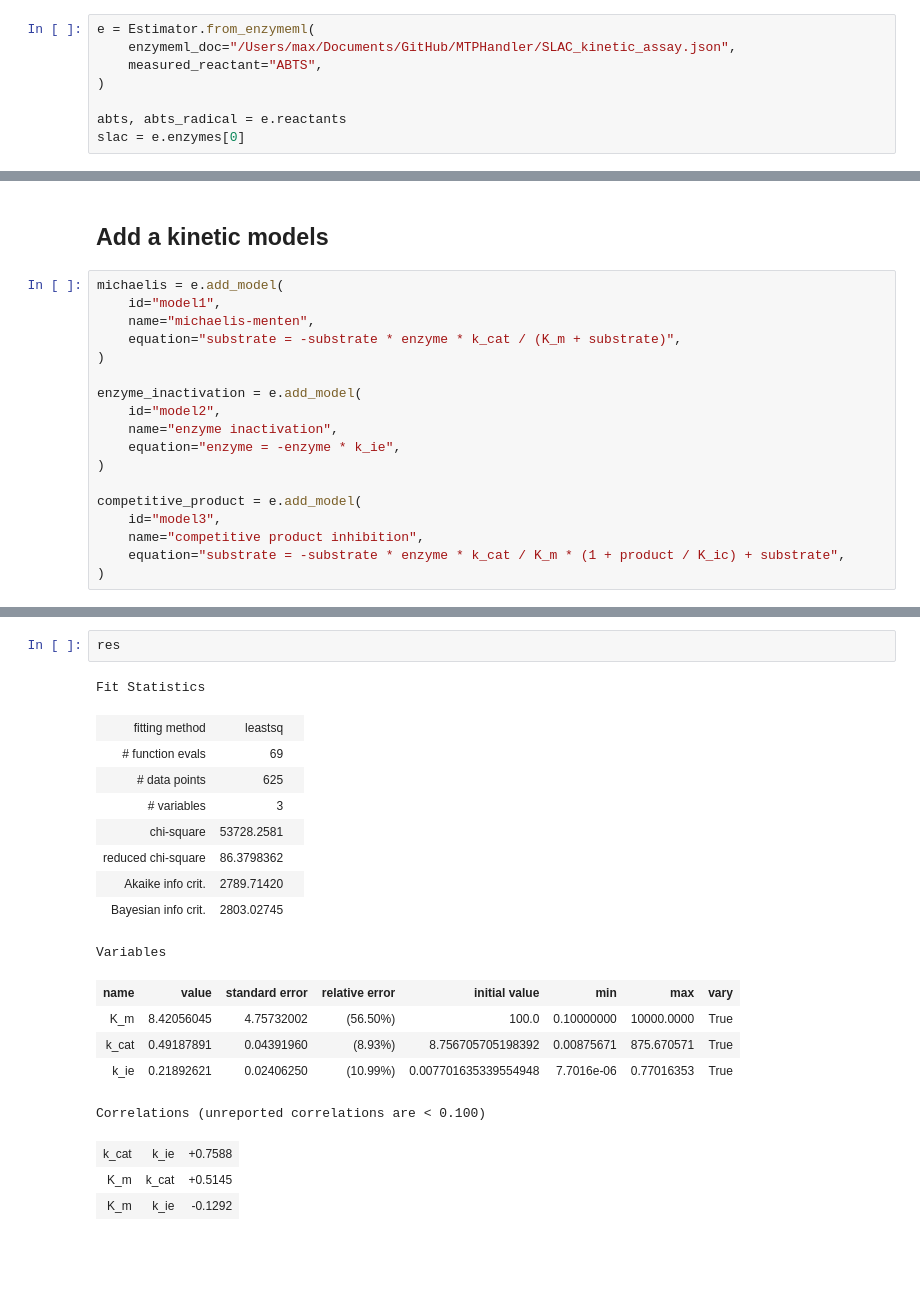
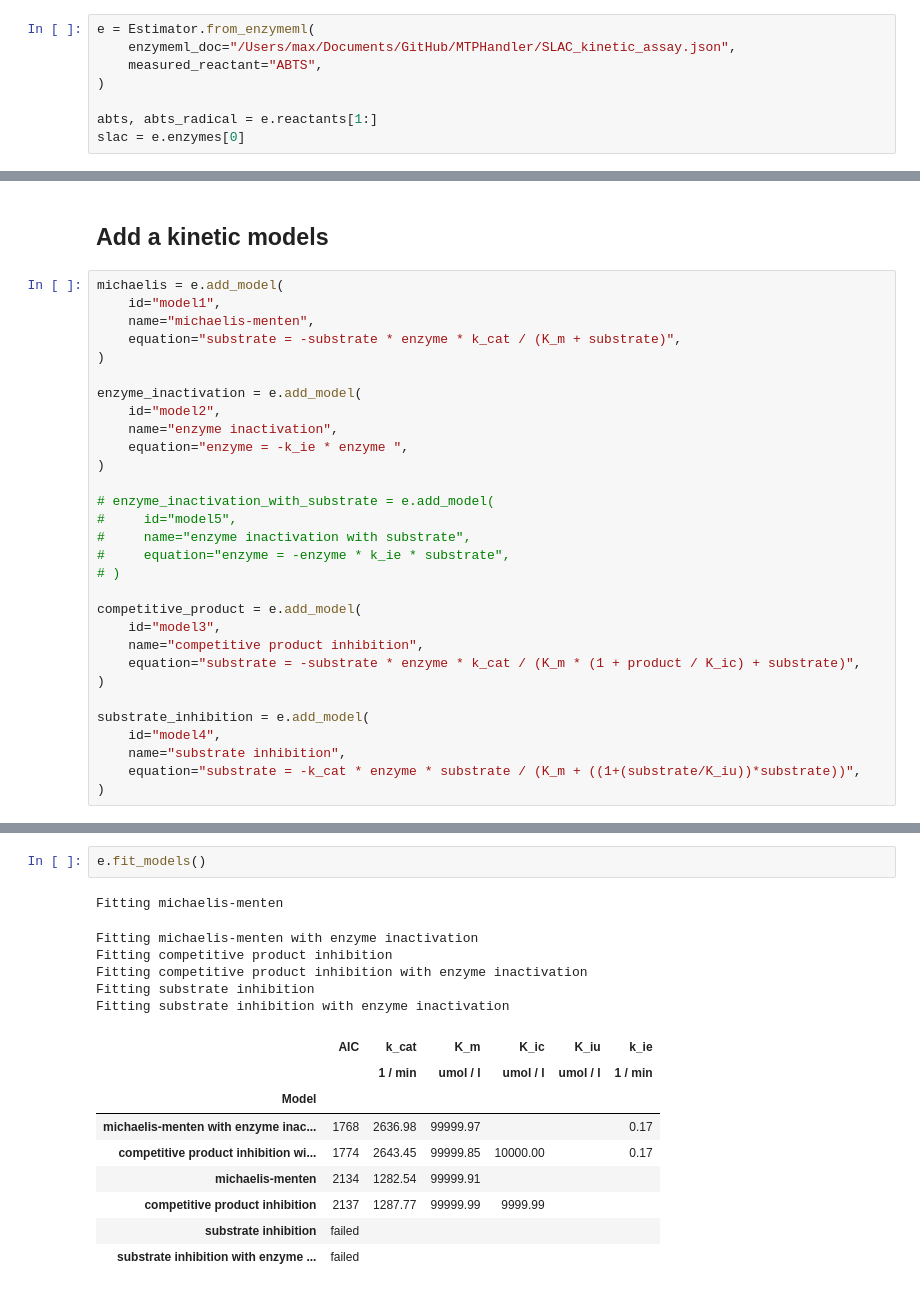
Before and after one commit to FAIRChemistry/EnzymePynetics, a Jupyter notebook: test_enzymepynetics.ipynb, the cells around one changed output, grey strips where cells are left out. Saved outputs shown, nothing was run; the diff lists cells and outputs as text; blank space fills up the shorter version.

Commit message:
fixed fitting error

```diff
--- a/test_enzymepynetics.ipynb
+++ b/test_enzymepynetics.ipynb
@@ -15,7 +15,7 @@ e = Estimator.from_enzymeml(
     measured_reactant="ABTS",
 )
 
-abts, abts_radical = e.reactants
+abts, abts_radical = e.reactants[1:]
 slac = e.enzymes[0]
 # %% [markdown]
 ## Define the reaction
@@ -35,11 +35,23 @@ michaelis = e.add_model(
 enzyme_inactivation = e.add_model(
     id="model2",
     name="enzyme inactivation",
-    equation="enzyme = -enzyme * k_ie",
+    equation="enzyme = -k_ie * enzyme ",
 )
+
+# enzyme_inactivation_with_substrate = e.add_model(
+#     id="model5",
+#     name="enzyme inactivation with substrate",
+#     equation="enzyme = -enzyme * k_ie * substrate",
+# )
 
 competitive_product = e.add_model(
     id="model3",
     name="competitive product inhibition",
-    equation="substrate = -substrate * enzyme * k_cat / K_m * (1 + product / K_ic) + substrate",
+    equation="substrate = -substrate * enzyme * k_cat / (K_m * (1 + product / K_ic) + substrate)",
 )
+
+substrate_inhibition = e.add_model(
+    id="model4",
+    name="substrate inhibition",
+    equation="substrate = -k_cat * enzyme * substrate / (K_m + ((1+(substrate/K_iu))*substrate))",
+)
@@ -93,24 +73,21 @@ sys2.reactions[1].model.parameters
-# %%
-res
-# %% [output]
-Fit Statistics
-| fitting method | leastsq |  |
-| # function evals | 69 |  |
-| # data points | 625 |  |
-| # variables | 3 |  |
-| chi-square | 53728.2581 |  |
-| reduced chi-square | 86.3798362 |  |
-| Akaike info crit. | 2789.71420 |  |
-| Bayesian info crit. | 2803.02745 |  |
-Variables
-| name | value | standard error | relative error | initial value | min | max | vary |
-| K_m | 8.42056045 | 4.75732002 | (56.50%) | 100.0 | 0.10000000 | 10000.0000 | True |
-| k_cat | 0.49187891 | 0.04391960 | (8.93%) | 8.756705705198392 | 0.00875671 | 875.670571 | True |
-| k_ie | 0.21892621 | 0.02406250 | (10.99%) | 0.007701635339554948 | 7.7016e-06 | 0.77016353 | True |
-Correlations (unreported correlations are < 0.100)
-| k_cat | k_ie | +0.7588 |
-| K_m | k_cat | +0.5145 |
-| K_m | k_ie | -0.1292 |
+# %%
+e.fit_models()
+# %% [output]
+Fitting michaelis-menten
+Fitting michaelis-menten with enzyme inactivation
+Fitting competitive product inhibition
+Fitting competitive product inhibition with enzyme inactivation
+Fitting substrate inhibition
+Fitting substrate inhibition with enzyme inactivation
+|  | AIC | k_cat | K_m | K_ic | K_iu | k_ie |
+|  |  | 1 / min | umol / l | umol / l | umol / l | 1 / min |
+| Model |  |  |  |  |  |  |
+| michaelis-menten with enzyme inac... | 1768 | 2636.98 | 99999.97 |  |  | 0.17 |
+| competitive product inhibition wi... | 1774 | 2643.45 | 99999.85 | 10000.00 |  | 0.17 |
+| michaelis-menten | 2134 | 1282.54 | 99999.91 |  |  |  |
+| competitive product inhibition | 2137 | 1287.77 | 99999.99 | 9999.99 |  |  |
+| substrate inhibition | failed |  |  |  |  |  |
+| substrate inhibition with enzyme ... | failed |  |  |  |  |  |
 # %% [markdown]
 ## Next steps:
 
```
Also changed, not shown: parts of 30 cells of this notebook, 8 other files.
